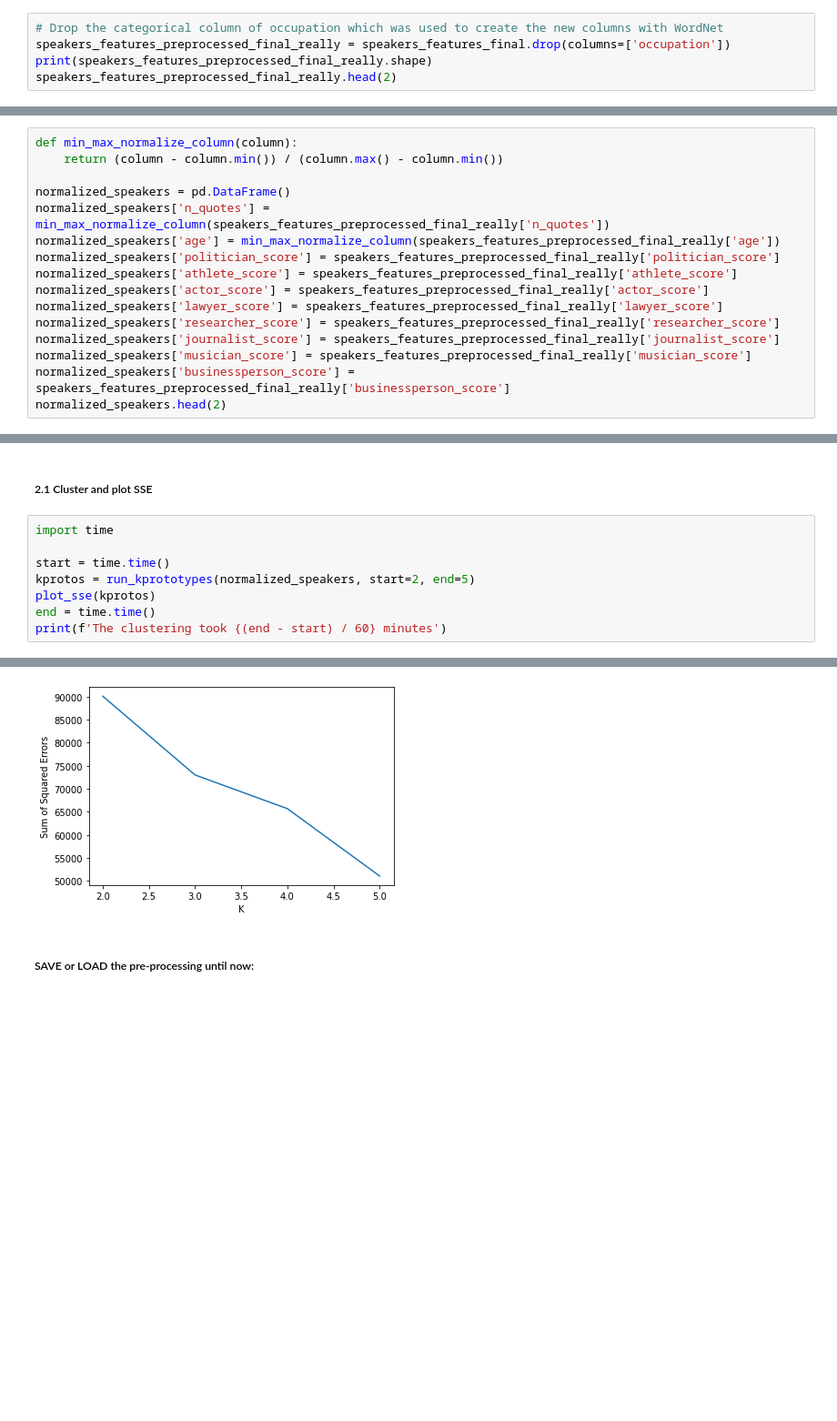
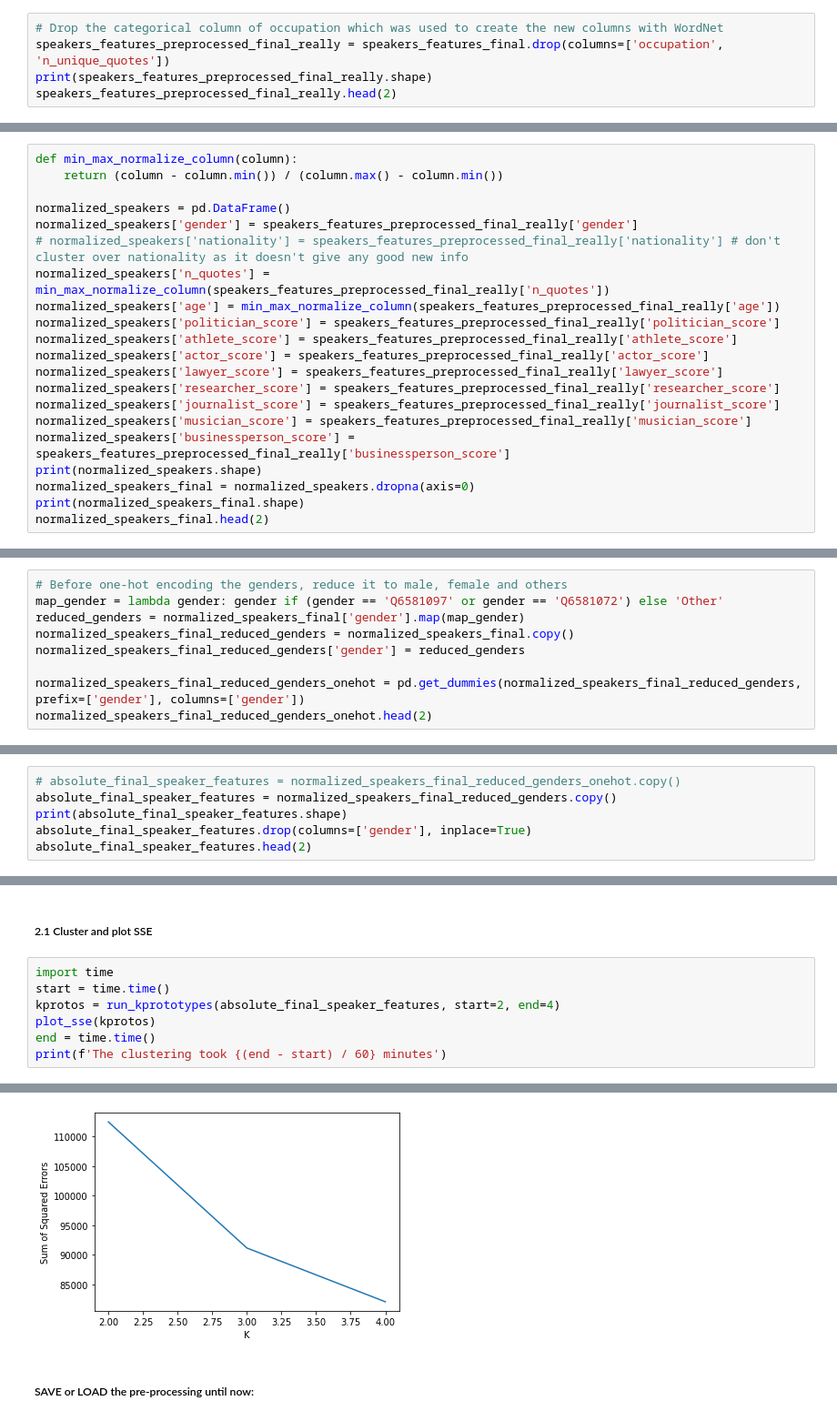
Before and after one commit to epfl-ada/ada-2021-project-quotebankers, a Jupyter notebook: clustering.ipynb, the cells around one changed output, grey strips where cells are left out. Shown at 91% size. Drawn from its saved outputs; the diff is of its cells as text; blank space fills up the shorter version.

Commit message:
Trying to fix clustering, quite shit results

```diff
--- a/clustering.ipynb
+++ b/clustering.ipynb
@@ -255,7 +276,7 @@ See the caveats in the documentation: https://pandas.pydata.org/pandas-docs/stab
 Drop the categorical column of occupation which was used to create the new columns with WordNet
 # %%
 # Drop the categorical column of occupation which was used to create the new columns with WordNet
-speakers_features_preprocessed_final_really = speakers_features_final.drop(columns=['occupation'])
+speakers_features_preprocessed_final_really = speakers_features_final.drop(columns=['occupation', 'n_unique_quotes'])
 print(speakers_features_preprocessed_final_really.shape)
 speakers_features_preprocessed_final_really.head(2)
 # %% [output]
@@ -291,6 +300,8 @@ def min_max_normalize_column(column):
     return (column - column.min()) / (column.max() - column.min())
 
 normalized_speakers = pd.DataFrame()
+normalized_speakers['gender'] = speakers_features_preprocessed_final_really['gender']
+# normalized_speakers['nationality'] = speakers_features_preprocessed_final_really['nationality'] # don't cluster over nationality as it doesn't give any good new info
 normalized_speakers['n_quotes'] = min_max_normalize_column(speakers_features_preprocessed_final_really['n_quotes'])
 normalized_speakers['age'] = min_max_normalize_column(speakers_features_preprocessed_final_really['age'])
 normalized_speakers['politician_score'] = speakers_features_preprocessed_final_really['politician_score']
@@ -301,5 +312,8 @@ normalized_speakers['researcher_score'] = speakers_features_preprocessed_final_r
 normalized_speakers['journalist_score'] = speakers_features_preprocessed_final_really['journalist_score']
 normalized_speakers['musician_score'] = speakers_features_preprocessed_final_really['musician_score']
 normalized_speakers['businessperson_score'] = speakers_features_preprocessed_final_really['businessperson_score']
-normalized_speakers.head(2)
+print(normalized_speakers.shape)
+normalized_speakers_final = normalized_speakers.dropna(axis=0)
+print(normalized_speakers_final.shape)
+normalized_speakers_final.head(2)
 # %% [output]
@@ -309,0 +343,9 @@ normalized_speakers.head(2)
+# %%
+# Before one-hot encoding the genders, reduce it to male, female and others
+map_gender = lambda gender: gender if (gender == 'Q6581097' or gender == 'Q6581072') else 'Other'
+reduced_genders = normalized_speakers_final['gender'].map(map_gender)
+normalized_speakers_final_reduced_genders = normalized_speakers_final.copy()
+normalized_speakers_final_reduced_genders['gender'] = reduced_genders
+
+normalized_speakers_final_reduced_genders_onehot = pd.get_dummies(normalized_speakers_final_reduced_genders, prefix=['gender'], columns=['gender'])
+normalized_speakers_final_reduced_genders_onehot.head(2)
@@ -309,0 +356,6 @@ normalized_speakers.head(2)
+# %%
+# absolute_final_speaker_features = normalized_speakers_final_reduced_genders_onehot.copy()
+absolute_final_speaker_features = normalized_speakers_final_reduced_genders.copy()
+print(absolute_final_speaker_features.shape)
+absolute_final_speaker_features.drop(columns=['gender'], inplace=True)
+absolute_final_speaker_features.head(2)
@@ -345,9 +407,8 @@ def plot_sse(kprotos):
 ##### 2.1 Cluster and plot SSE
 # %%
 import time
-
 start = time.time()
-kprotos = run_kprototypes(normalized_speakers, start=2, end=5)
+kprotos = run_kprototypes(absolute_final_speaker_features, start=2, end=4)
 plot_sse(kprotos)
 end = time.time()
 print(f'The clustering took {(end - start) / 60} minutes')
@@ -356,4 +423,4 @@ The clustering took 32.24420227209727 minutes
-[figure, old version]
+[figure, new version]
 # %% [markdown]
 ##### SAVE or LOAD the pre-processing until now:
 # %%
```
Also changed, not shown: parts of 30 cells of this notebook.
